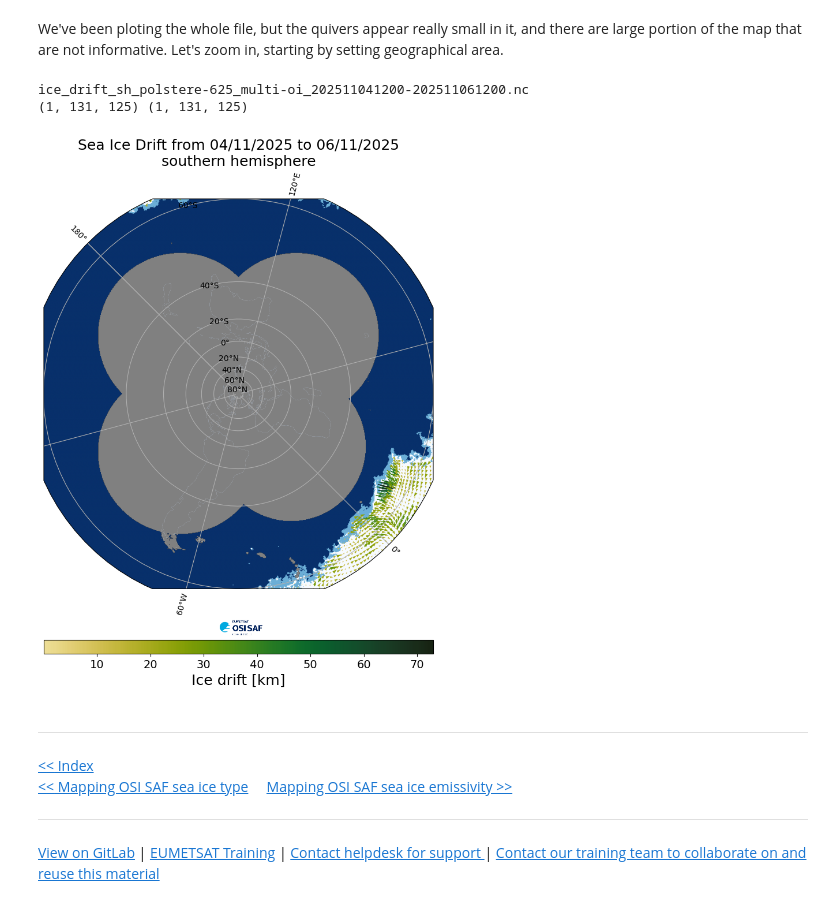
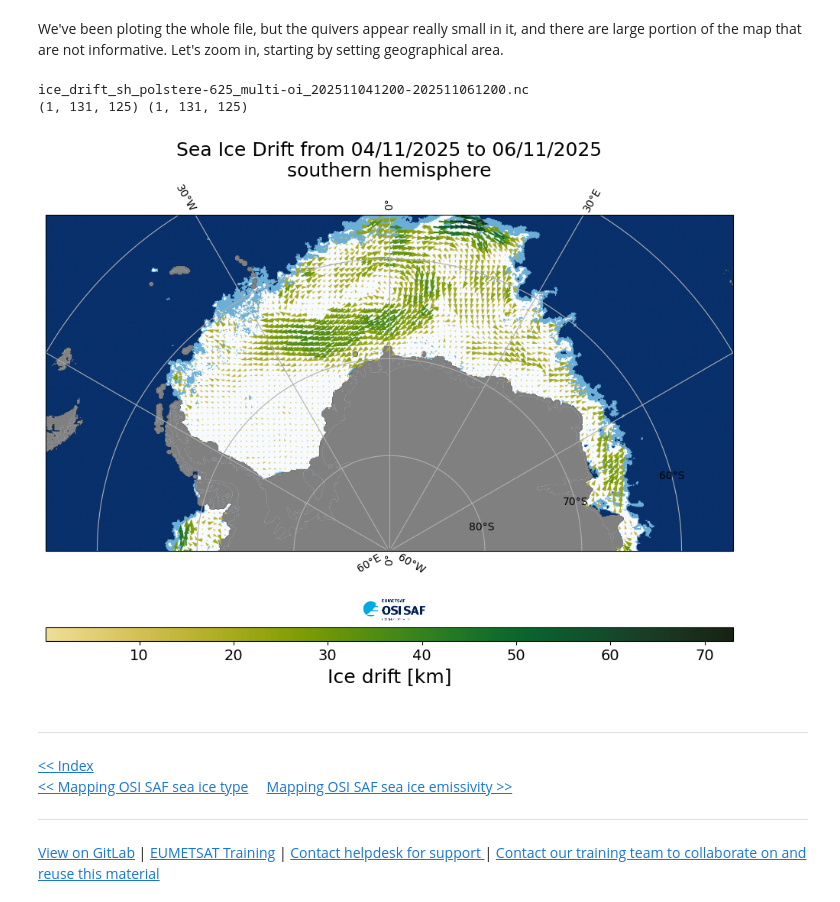
Before and after one commit to eumetsat/learn-osi-saf-sea-ice, a Jupyter notebook: 1_OSI_SAF_sea_ice_introductory/1_3d_OSI_SAF_sea_ice_mapping_Ice_Drift.ipynb, the cells around one changed output. Cells and saved outputs as stored; diff of their text form; code cells hidden in the pictures.

Commit message:
regional projection debug

```diff
--- a/1_OSI_SAF_sea_ice_introductory/1_3d_OSI_SAF_sea_ice_mapping_Ice_Drift.ipynb
+++ b/1_OSI_SAF_sea_ice_introductory/1_3d_OSI_SAF_sea_ice_mapping_Ice_Drift.ipynb
@@ -387,29 +387,29 @@ ice_drift_sh_polstere-625_multi-oi_202511041200-202511061200.nc
 # %% [markdown]
 We've been ploting the whole file, but the quivers appear really small in it, and there are large portion of the map that are not informative. Let's zoom in, starting by setting geographical area.
 # %%
-lon_min = -180
-lon_max = 180
+lon_min = -90
+lon_max = 90
 lat_min = -90
-lat_max = -60
+lat_max = -55
 # %%
-fig = plt.figure(figsize=(9,12))
+fig = plt.figure(figsize=(12,9))
 # request output projection
-output_projection=ccrs.Stereographic(central_latitude=90.0, central_longitude=-45.0, true_scale_latitude=70.0)
+output_projection=ccrs.Stereographic(central_latitude=-90.0, central_longitude=0, true_scale_latitude=-70.0)
 
 # map ice drift
 im = mapping_ice_drift(directory,
                        os.path.join(os.getcwd(), "products", "SI_drift", hemisphere, "SI_Edge", "ice_edge_"+hemisphere+"_polstere-100_multi_"+ filedatum +"1200.nc"),
                        output_projection,
                        cmap=cmap_quivers,
                        title="Sea Ice Drift from "+filedate1+" to "+filedate2 + "\n""southern hemisphere",
                        region=[lon_min,lon_max,lat_min, lat_max])
 
 # Adding a colorbar
 add_colorbar(im, fig, orientation="horizontal", cmap=cmap_quivers)
 # %% [output]
 ice_drift_sh_polstere-625_multi-oi_202511041200-202511061200.nc
 (1, 131, 125) (1, 131, 125)
-[figure, old version]
+[figure, new version]
 # %% [markdown]
 <hr>
 <a href="../Index.ipynb" target="_blank"><< Index</a>
```
Also changed, not shown: parts of 2 cells of this notebook.
